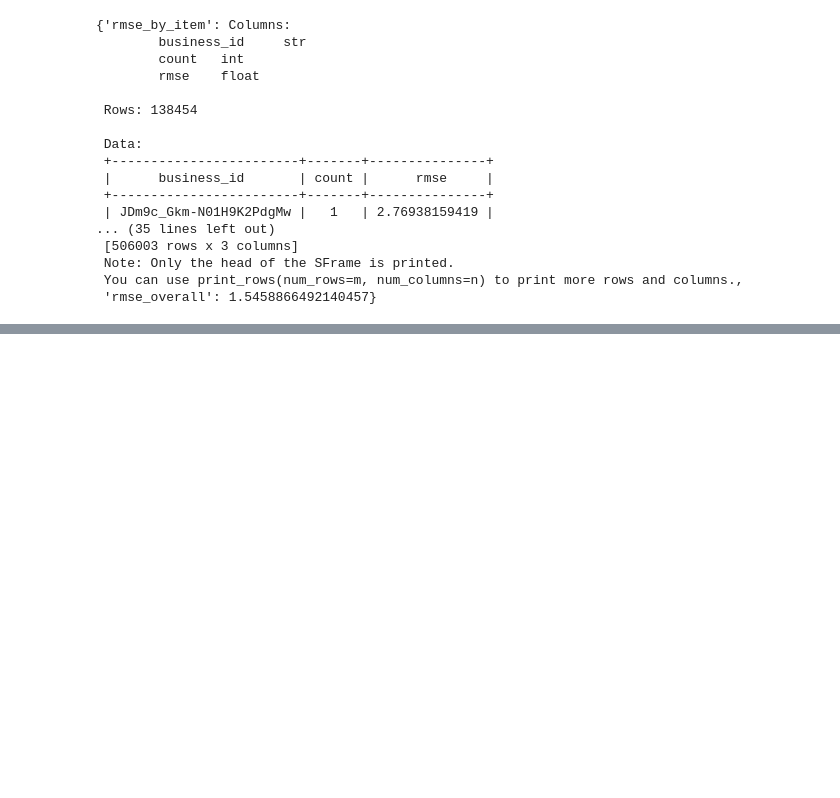
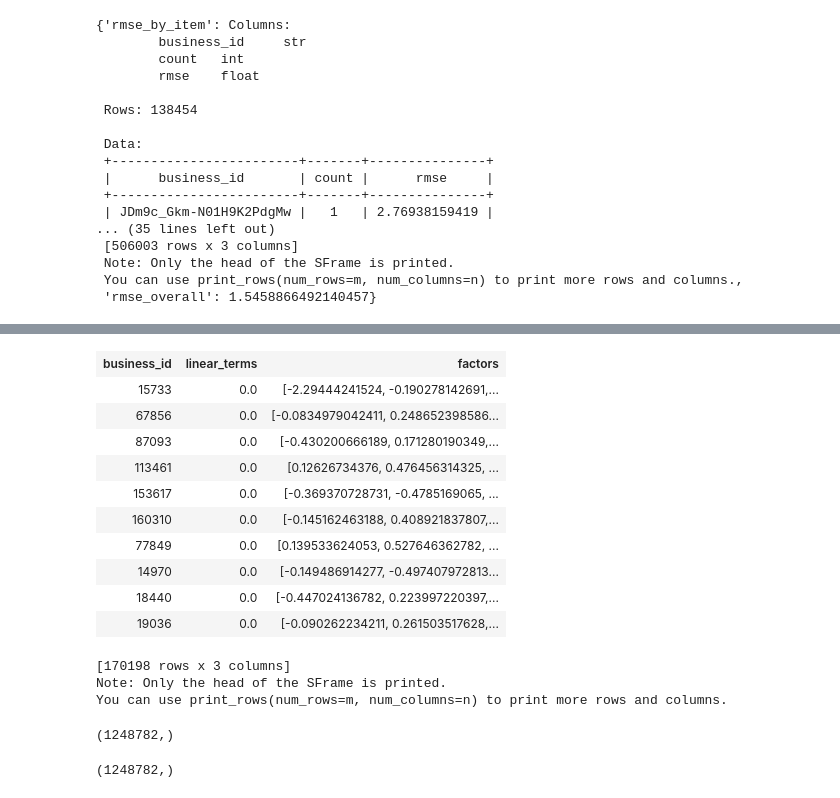
Before and after one commit to abhinavs95/AML-project, a Jupyter notebook: wmf_cloud/yelp-SGD.ipynb, the cells around one changed output, grey strips where cells are left out. Drawn from its saved outputs; the diff is of its cells as text; code cells hidden in the pictures; blank space fills up the shorter version.

Commit message:
updated graphlab code

```diff
--- a/wmf_cloud/yelp-SGD.ipynb
+++ b/wmf_cloud/yelp-SGD.ipynb
@@ -234,22 +220,22 @@ df
 # Matrix Factorization recommender using Graphlab
 sf = graphlab.SFrame(df[['user_id', 'business_id', 'stars']])
 
-train, test = graphlab.recommender.util.random_split_by_user(sf,user_id='user_id',item_id='business_id',max_num_users=None)
+#train, test = graphlab.recommender.util.random_split_by_user(sf,user_id='user_id',item_id='business_id',item_test_proportion=0.1,max_num_users=None)
 
 
 rec = graphlab.recommender.factorization_recommender.create(
-            train,
+            sf,
             user_id='user_id',
             item_id='business_id',
-            target='binary',
-            solver='sgd',
+            target='stars',
+            solver='als',
             #sgd_step_size=0.01,
             max_iterations=50,
-            binary_target=True,
-            regularization=0.000005,
-            num_factors=100,
+            #binary_target=True,
+            regularization=0.000001,
+            num_factors=50,
             side_data_factorization=False)
-eval_rmse = rec.evaluate(test,metric='rmse',target='binary')
+eval_rmse = rec.evaluate(test,metric='rmse',target='stars')
 #predictions = rec.predict(train)
 #rmse = np.sqrt(mean_squared_error(train['stars'], predictions))
 
@@ -319,0 +338,25 @@ V = np.asarray(lat['business_id']['factors'])
+# %%
+lat['business_id']
+# %% [output]
+| business_id | linear_terms | factors |
+| 15733 | 0.0 | [-2.29444241524, -0.190278142691,... |
+| 67856 | 0.0 | [-0.0834979042411, 0.248652398586... |
+| 87093 | 0.0 | [-0.430200666189, 0.171280190349,... |
+| 113461 | 0.0 | [0.12626734376, 0.476456314325, ... |
+| 153617 | 0.0 | [-0.369370728731, -0.4785169065, ... |
+| 160310 | 0.0 | [-0.145162463188, 0.408921837807,... |
+| 77849 | 0.0 | [0.139533624053, 0.527646362782, ... |
+| 14970 | 0.0 | [-0.149486914277, -0.497407972813... |
+| 18440 | 0.0 | [-0.447024136782, 0.223997220397,... |
+| 19036 | 0.0 | [-0.090262234211, 0.261503517628,... |
+[170198 rows x 3 columns]
+Note: Only the head of the SFrame is printed.
+You can use print_rows(num_rows=m, num_columns=n) to print more rows and columns.
+# %%
+np.unique(np.asarray(df['user_id'])).shape
+# %% [output]
+(1248782,)
+# %%
+np.unique(np.asarray(lat['user_id']['user_id'])).shape
+# %% [output]
+(1248782,)
```
Also changed, not shown: parts of 18 cells of this notebook.
